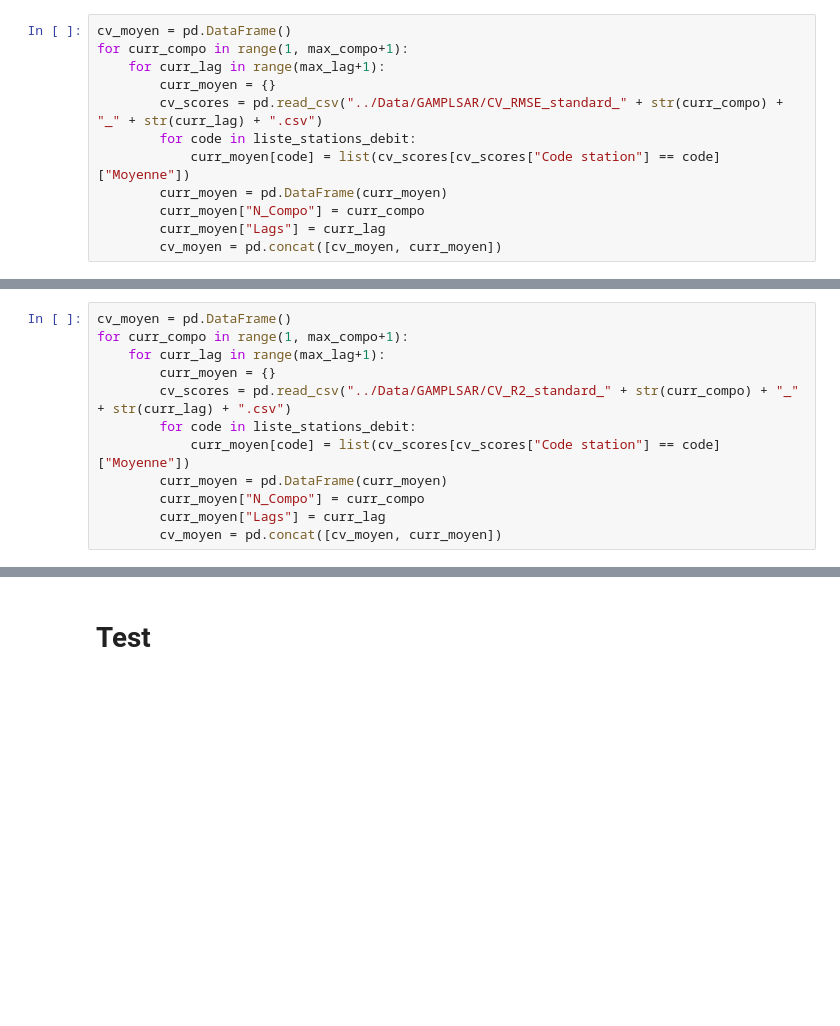
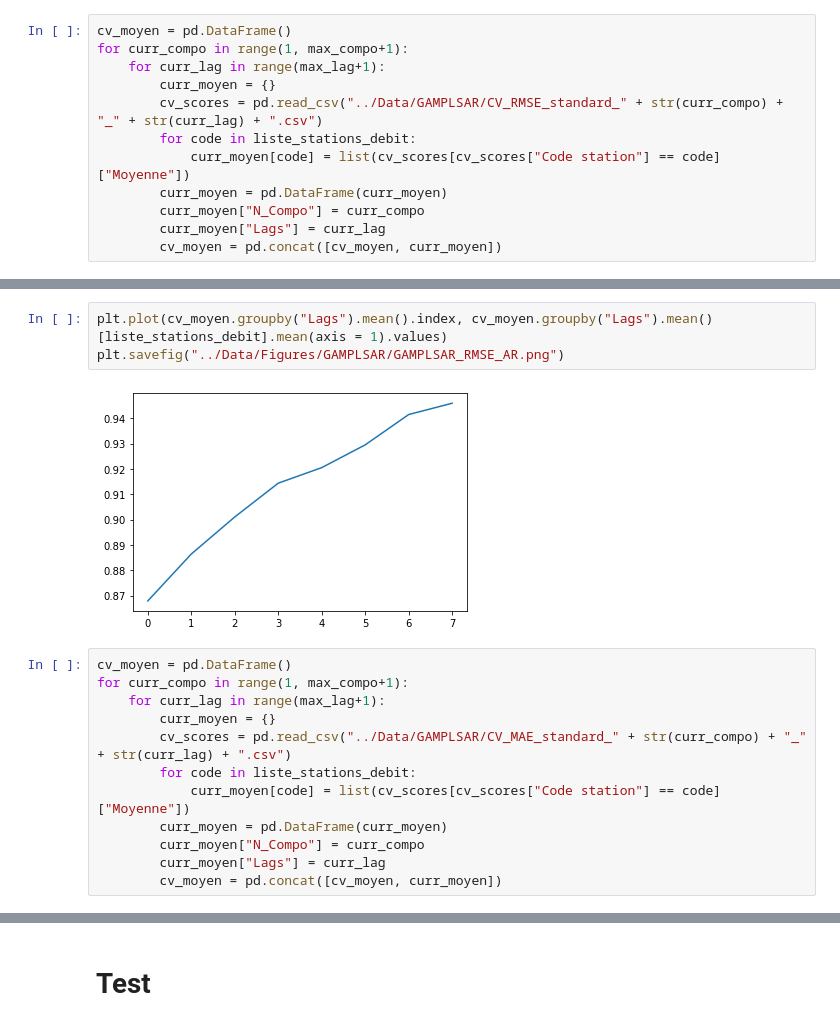
Before and after one commit to JlnZhou/ProjectML, a Jupyter notebook: Regression_GAMPLSAR.ipynb, the cells around one changed output, grey strips where cells are left out. Saved outputs shown, nothing was run; the diff lists cells and outputs as text; blank space fills up the shorter version.

```diff
--- a/Regression_GAMPLSAR.ipynb
+++ b/Regression_GAMPLSAR.ipynb
@@ -219,10 +221,15 @@ plt.plot(cv_moyen.groupby("N_Compo").mean().index, cv_moyen.groupby("N_Compo").m
 [figure]
+# %%
+plt.plot(cv_moyen.groupby("Lags").mean().index, cv_moyen.groupby("Lags").mean()[liste_stations_debit].mean(axis = 1).values)
+plt.savefig("../Data/Figures/GAMPLSAR/GAMPLSAR_RMSE_AR.png")
+# %% [output]
+[figure, added]
 # %%
 cv_moyen = pd.DataFrame()
 for curr_compo in range(1, max_compo+1):
     for curr_lag in range(max_lag+1):
         curr_moyen = {}
-        cv_scores = pd.read_csv("../Data/GAMPLSAR/CV_R2_standard_" + str(curr_compo) + "_" + str(curr_lag) + ".csv")
+        cv_scores = pd.read_csv("../Data/GAMPLSAR/CV_MAE_standard_" + str(curr_compo) + "_" + str(curr_lag) + ".csv")
         for code in liste_stations_debit:
             curr_moyen[code] = list(cv_scores[cv_scores["Code station"] == code]["Moyenne"])
         curr_moyen = pd.DataFrame(curr_moyen)
```
Also changed, not shown: parts of 8 cells of this notebook, 1 other file.
